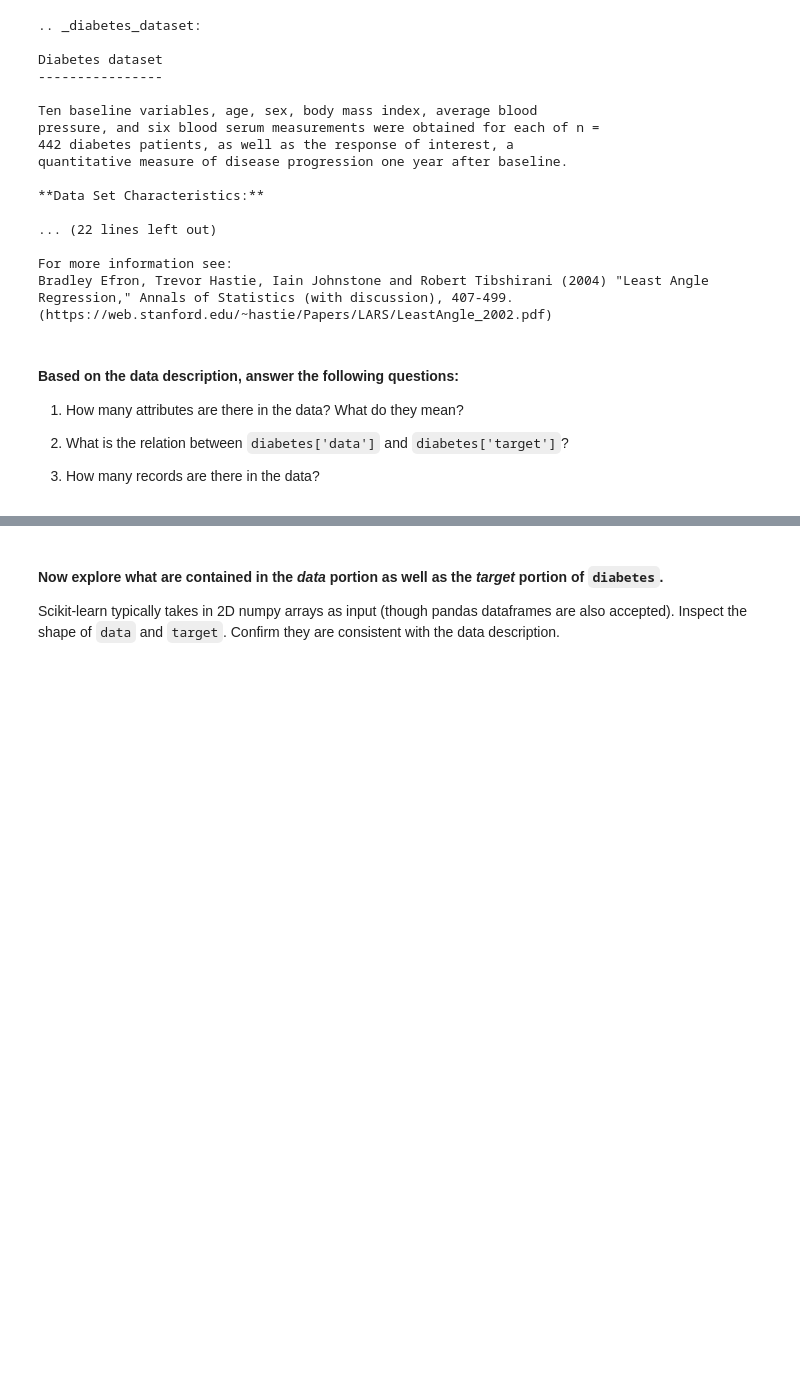
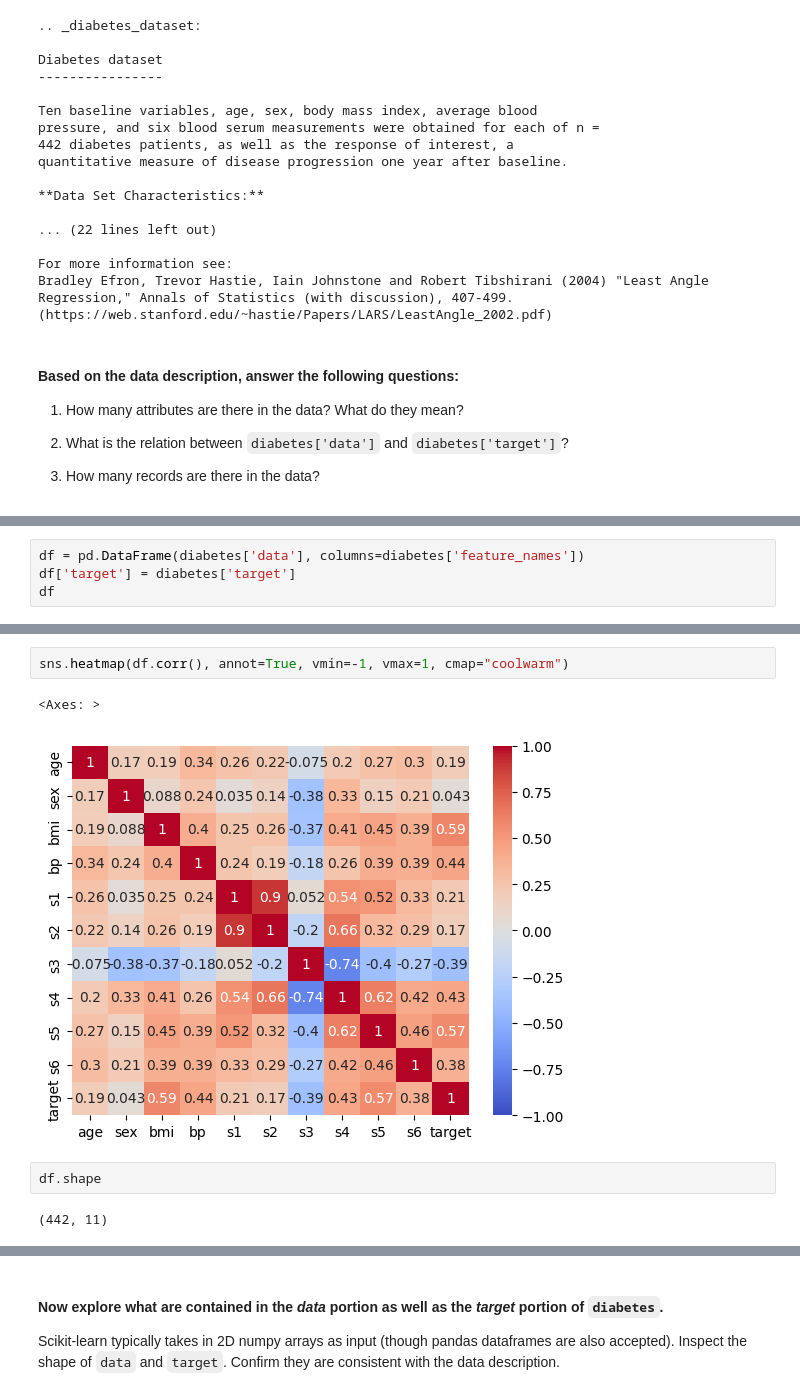
Before and after one commit to naiamerino/2026-02-BILBAO-FT-Data-Science, a Jupyter notebook: 3-Machine_Learning/1-Supervisado/1-Regression/1-Linear_Regression/ejercicios/2 Diabetes.ipynb, the cells around one changed output, grey strips where cells are left out. Cells and saved outputs as stored; diff of their text form; blank space fills up the shorter version.

```diff
--- a/3-Machine_Learning/1-Supervisado/1-Regression/1-Linear_Regression/ejercicios/2 Diabetes.ipynb
+++ b/3-Machine_Learning/1-Supervisado/1-Regression/1-Linear_Regression/ejercicios/2 Diabetes.ipynb
@@ -74,0 +79,4 @@ Bradley Efron, Trevor Hastie, Iain Johnstone and Robert Tibshirani (2004) "Least
+# %%
+df = pd.DataFrame(diabetes['data'], columns=diabetes['feature_names'])
+df['target'] = diabetes['target']
+df
@@ -74,0 +130,9 @@ Bradley Efron, Trevor Hastie, Iain Johnstone and Robert Tibshirani (2004) "Least
+# %%
+sns.heatmap(df.corr(), annot=True, vmin=-1, vmax=1, cmap="coolwarm")
+# %% [output]
+<Axes: >
+[figure, added]
+# %%
+df.shape
+# %% [output]
+(442, 11)
```
Also changed, not shown: parts of 34 cells of this notebook, 9 other files.
